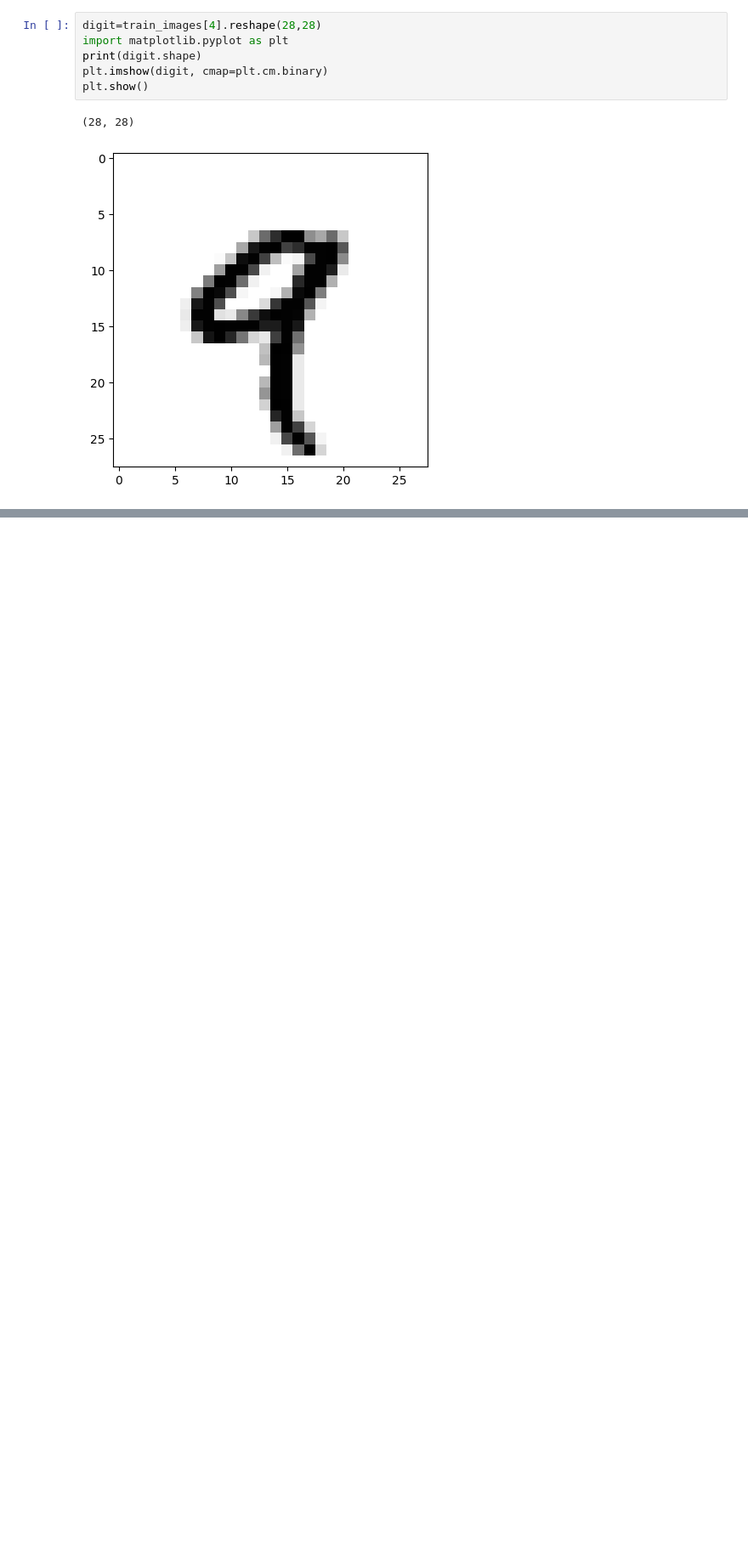
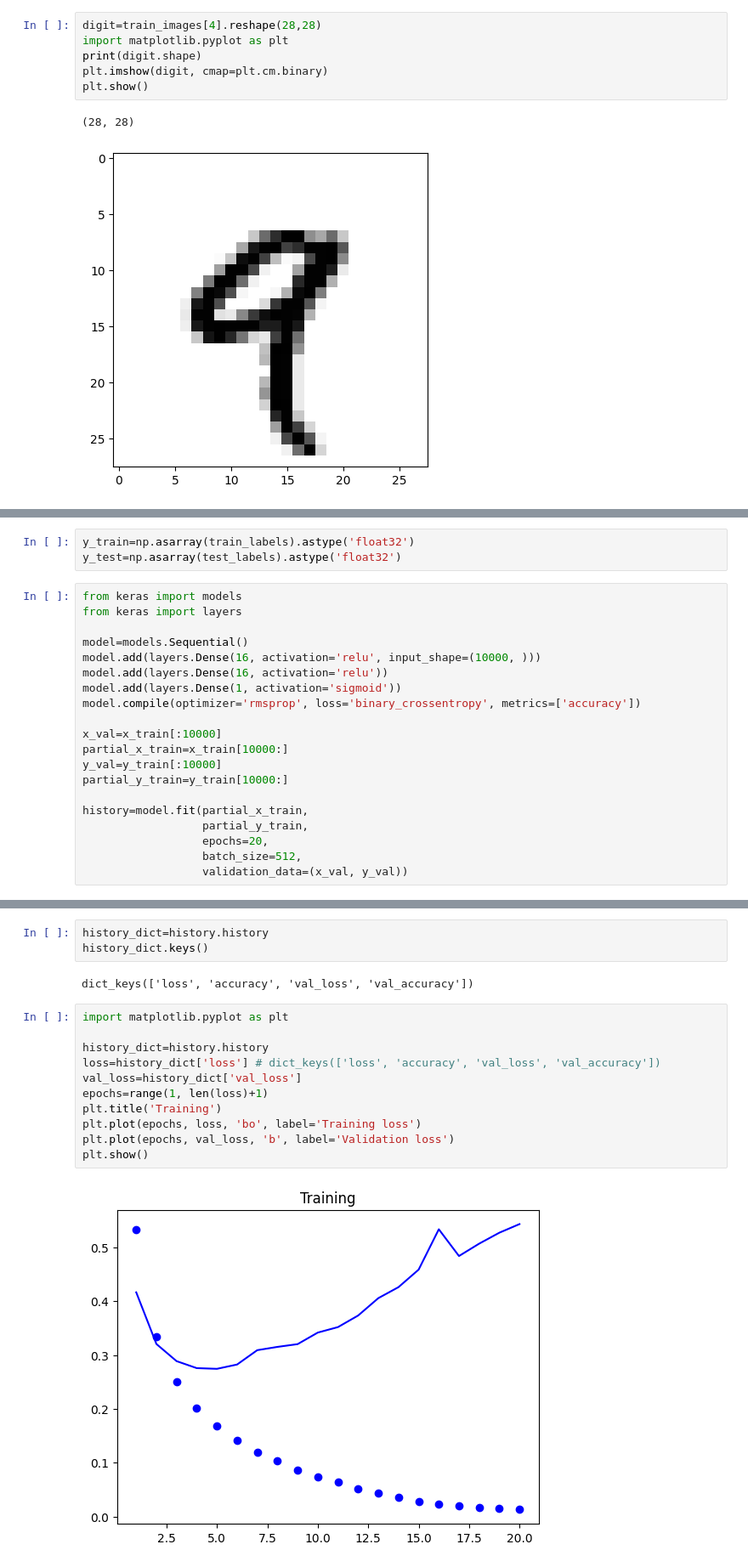
Before and after one commit to choijehonaver/base, a Jupyter notebook: base_keras1.ipynb, the cells around one changed output, grey strips where cells are left out. Shown at 85% size. Saved outputs shown, nothing was run; the diff lists cells and outputs as text; blank space fills up the shorter version.

```diff
--- a/base_keras1.ipynb
+++ b/base_keras1.ipynb
@@ -51,0 +67,23 @@ plt.show()
+# %%
+y_train=np.asarray(train_labels).astype('float32')
+y_test=np.asarray(test_labels).astype('float32')
+# %%
+from keras import models
+from keras import layers
+
+model=models.Sequential()
+model.add(layers.Dense(16, activation='relu', input_shape=(10000, )))
+model.add(layers.Dense(16, activation='relu'))
+model.add(layers.Dense(1, activation='sigmoid'))
+model.compile(optimizer='rmsprop', loss='binary_crossentropy', metrics=['accuracy'])
+
+x_val=x_train[:10000]
+partial_x_train=x_train[10000:]
+y_val=y_train[:10000]
+partial_y_train=y_train[10000:]
+
+history=model.fit(partial_x_train,
+                  partial_y_train,
+                  epochs=20,
+                  batch_size=512,
+                  validation_data=(x_val, y_val))
@@ -51,0 +108,18 @@ plt.show()
+# %%
+history_dict=history.history
+history_dict.keys()
+# %% [output]
+dict_keys(['loss', 'accuracy', 'val_loss', 'val_accuracy'])
+# %%
+import matplotlib.pyplot as plt
+
+history_dict=history.history
+loss=history_dict['loss'] # dict_keys(['loss', 'accuracy', 'val_loss', 'val_accuracy'])
+val_loss=history_dict['val_loss']
+epochs=range(1, len(loss)+1)
+plt.title('Training')
+plt.plot(epochs, loss, 'bo', label='Training loss')
+plt.plot(epochs, val_loss, 'b', label='Validation loss')
+plt.show()
+# %% [output]
+[figure, added]
```
Also changed, not shown: parts of 6 cells of this notebook.
